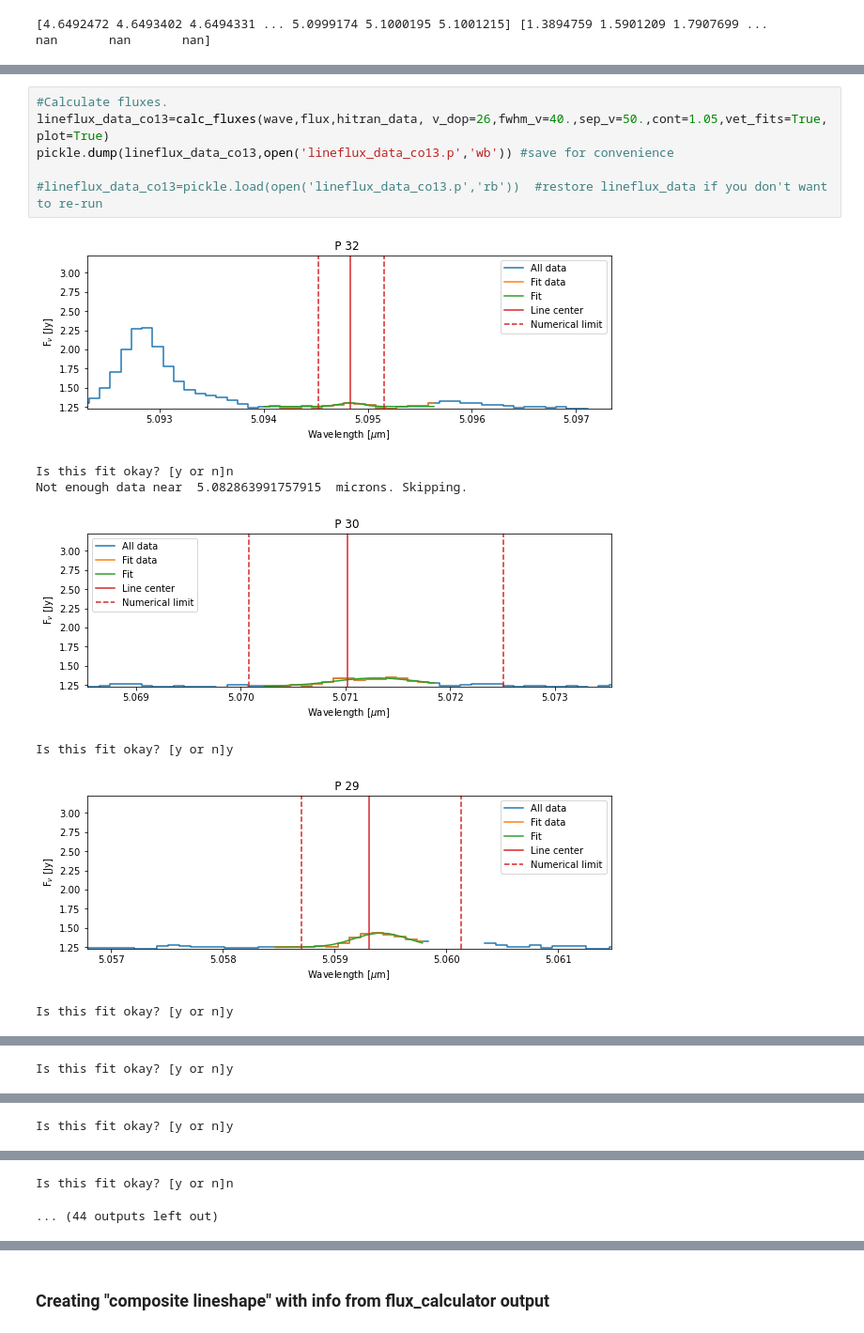
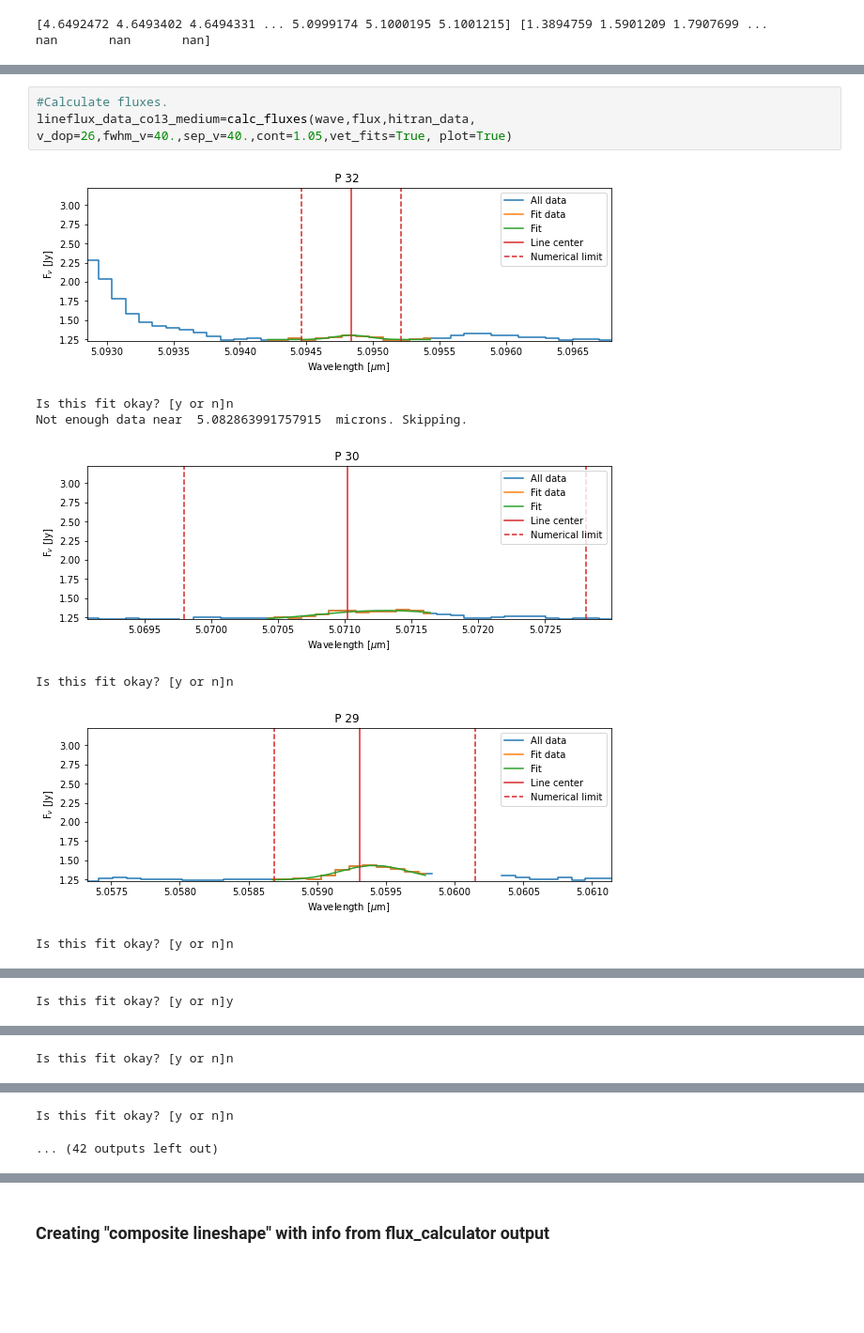
Before and after one commit to knolan9/kiranolan_thesis, a Jupyter notebook: DR Tau-13CO.ipynb, the cells around one changed output, grey strips where cells are left out. Shown at 94% size. Cells and saved outputs as stored; diff of their text form; blank space fills up the shorter version.

```diff
--- a/DR Tau-13CO.ipynb
+++ b/DR Tau-13CO.ipynb
@@ -202,14 +188,11 @@ R7
 # %%
 #Calculate fluxes.
-lineflux_data_co13=calc_fluxes(wave,flux,hitran_data, v_dop=26,fwhm_v=40.,sep_v=50.,cont=1.05,vet_fits=True, plot=True)
-pickle.dump(lineflux_data_co13,open('lineflux_data_co13.p','wb')) #save for convenience
-
-#lineflux_data_co13=pickle.load(open('lineflux_data_co13.p','rb'))  #restore lineflux_data if you don't want to re-run
+lineflux_data_co13_medium=calc_fluxes(wave,flux,hitran_data, v_dop=26,fwhm_v=40.,sep_v=40.,cont=1.05,vet_fits=True, plot=True)
 # %% [output]
-[figure, old version]
+[figure, new version]
 Is this fit okay? [y or n]n
 Not enough data near  5.082863991757915  microns. Skipping.
-[figure, old version]
+[figure, new version]
-Is this fit okay? [y or n]y
+Is this fit okay? [y or n]n
-[figure, old version]
+[figure, new version]
-Is this fit okay? [y or n]y
+Is this fit okay? [y or n]n
@@ -219 +202 @@ Is this fit okay? [y or n]y
-Is this fit okay? [y or n]y
+Is this fit okay? [y or n]n
@@ -221,2 +204,2 @@ Is this fit okay? [y or n]y
 Is this fit okay? [y or n]n
-... (44 outputs left out)
+... (42 outputs left out)
```
Also changed, not shown: parts of 37 cells of this notebook, 3 other files.
